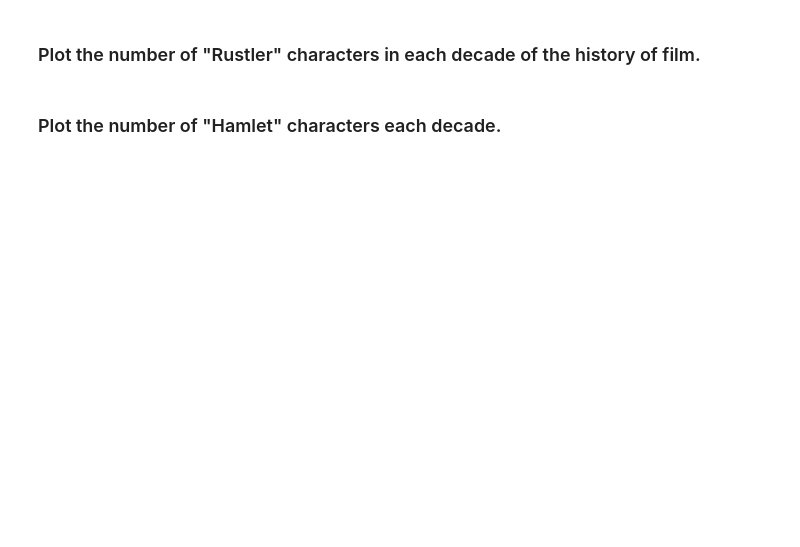
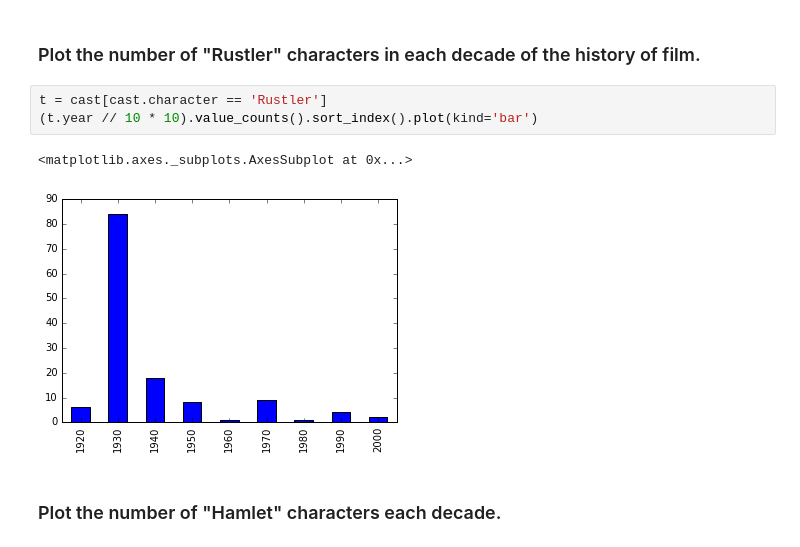
Before and after one commit to climberwb/pycon-pandas-tutorial, a Jupyter notebook: Exercises-2.ipynb, the cells around one changed output. Cells and saved outputs as stored; diff of their text form; blank space fills up the shorter version.

```diff
--- a/Exercises-2.ipynb
+++ b/Exercises-2.ipynb
@@ -62,4 +69,10 @@ t = titles
 # %% [markdown]
 ### Plot the number of "Rustler" characters in each decade of the history of film.
+# %%
+t = cast[cast.character == 'Rustler']
+(t.year // 10 * 10).value_counts().sort_index().plot(kind='bar')
+# %% [output]
+<matplotlib.axes._subplots.AxesSubplot at 0x...>
+[figure, added]
 # %% [markdown]
 ### Plot the number of "Hamlet" characters each decade.
```
Also changed, not shown: parts of 10 cells of this notebook.
